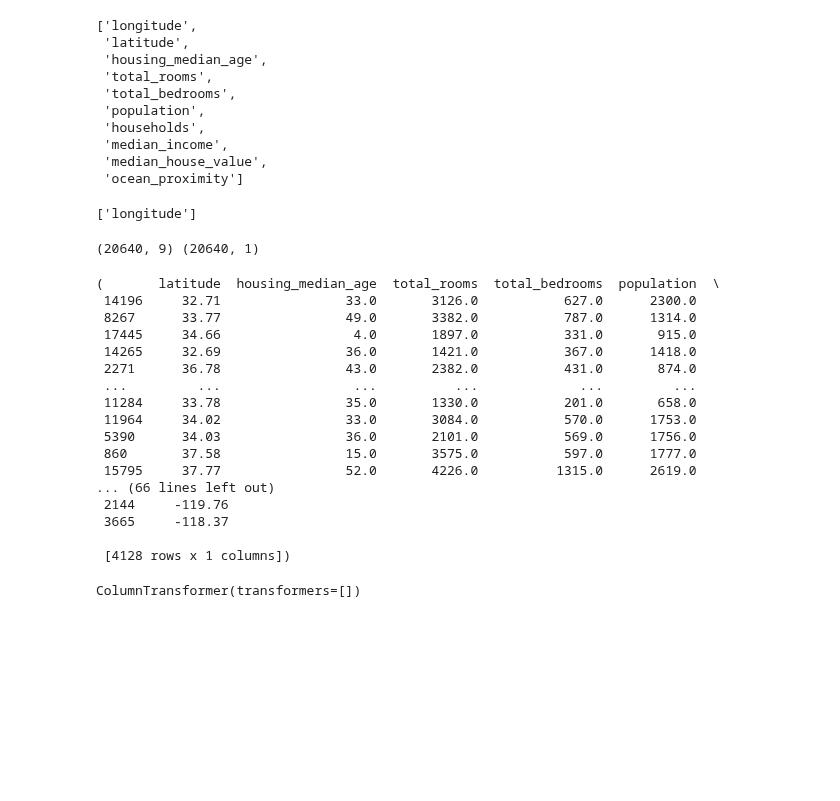
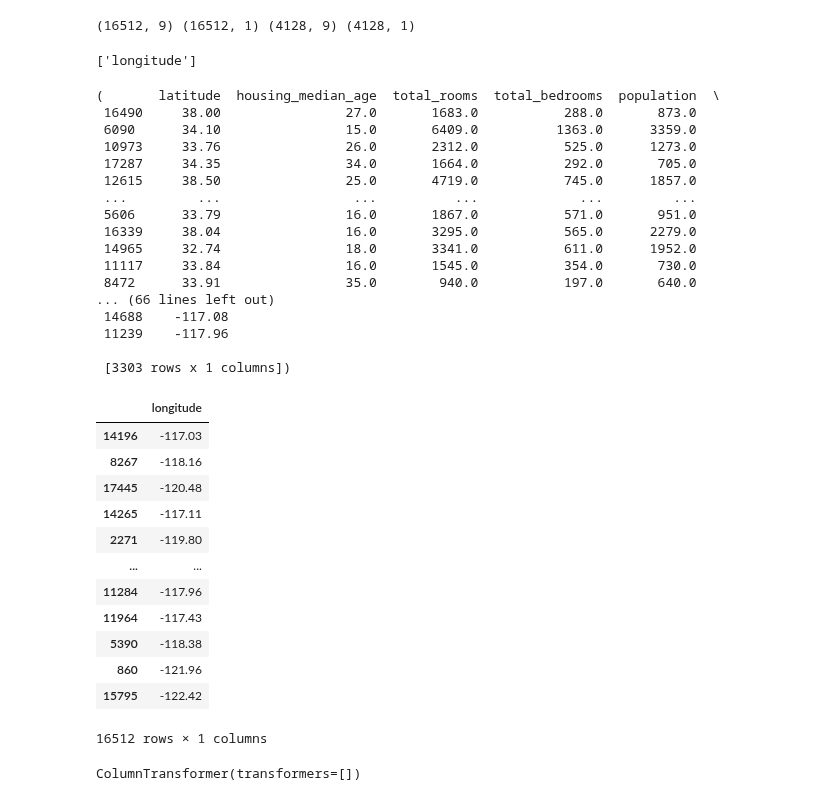
Before and after one commit to B0llemis/MLcode, a Jupyter notebook: Palanthir Experiment.ipynb, the cells around one changed output. Saved outputs shown, nothing was run; the diff lists cells and outputs as text; code cells hidden in the pictures; blank space fills up the shorter version.

Commit message:
test-train initiation supported

```diff
--- a/Palanthir Experiment.ipynb
+++ b/Palanthir Experiment.ipynb
@@ -237,46 +250,49 @@ pal.Y
-# %%
-pal.X
-# %% [output]
-['longitude',
- 'latitude',
- 'housing_median_age',
- 'total_rooms',
- 'total_bedrooms',
- 'population',
- 'households',
- 'median_income',
- 'median_house_value',
- 'ocean_proximity']
+# %%
+print(pal.train_X.shape,pal.train_Y.shape,pal.test_X.shape,pal.test_Y.shape)
+#print(pal.train.shape,pal.test.shape)
+#print(pal.X,pal.Y)
+# %% [output]
+(16512, 9) (16512, 1) (4128, 9) (4128, 1)
 # %%
 pal.declare_target(target_feature='longitude')
 # %% [output]
 ['longitude']
-# %%
-dataset_x = pal.output.drop(columns=pal.Y)
-dataset_y = pal.output[pal.Y]
-print(dataset_x.shape,dataset_y.shape)
-# %% [output]
-(20640, 9) (20640, 1)
 # %%
-pal.random_split(x=dataset_x,y=dataset_y)
+pal.random_split()
 # %% [output]
 (       latitude  housing_median_age  total_rooms  total_bedrooms  population  \
- 14196     32.71                33.0       3126.0           627.0      2300.0
- 8267      33.77                49.0       3382.0           787.0      1314.0
- 17445     34.66                 4.0       1897.0           331.0       915.0
- 14265     32.69                36.0       1421.0           367.0      1418.0
- 2271      36.78                43.0       2382.0           431.0       874.0
+ 16490     38.00                27.0       1683.0           288.0       873.0
+ 6090      34.10                15.0       6409.0          1363.0      3359.0
+ 10973     33.76                26.0       2312.0           525.0      1273.0
+ 17287     34.35                34.0       1664.0           292.0       705.0
+ 12615     38.50                25.0       4719.0           745.0      1857.0
  ...         ...                 ...          ...             ...         ...
- 11284     33.78                35.0       1330.0           201.0       658.0
- 11964     34.02                33.0       3084.0           570.0      1753.0
- 5390      34.03                36.0       2101.0           569.0      1756.0
- 860       37.58                15.0       3575.0           597.0      1777.0
- 15795     37.77                52.0       4226.0          1315.0      2619.0
+ 5606      33.79                16.0       1867.0           571.0       951.0
+ 16339     38.04                16.0       3295.0           565.0      2279.0
+ 14965     32.74                18.0       3341.0           611.0      1952.0
+ 11117     33.84                16.0       1545.0           354.0       730.0
+ 8472      33.91                35.0        940.0           197.0       640.0
 ... (66 lines left out)
- 2144     -119.76
- 3665     -118.37
+ 14688    -117.08
+ 11239    -117.96
 
- [4128 rows x 1 columns])
+ [3303 rows x 1 columns])
+# %%
+pal.train_Y
+# %% [output]
+|  | longitude |
+| 14196 | -117.03 |
+| 8267 | -118.16 |
+| 17445 | -120.48 |
+| 14265 | -117.11 |
+| 2271 | -119.80 |
+| ... | ... |
+| 11284 | -117.96 |
+| 11964 | -117.43 |
+| 5390 | -118.38 |
+| 860 | -121.96 |
+| 15795 | -122.42 |
+16512 rows × 1 columns
 # %%
 pal.transformation_history[0].get('pipeline')
 # %% [output]
```
Also changed, not shown: parts of 16 cells of this notebook, 1 other file.
